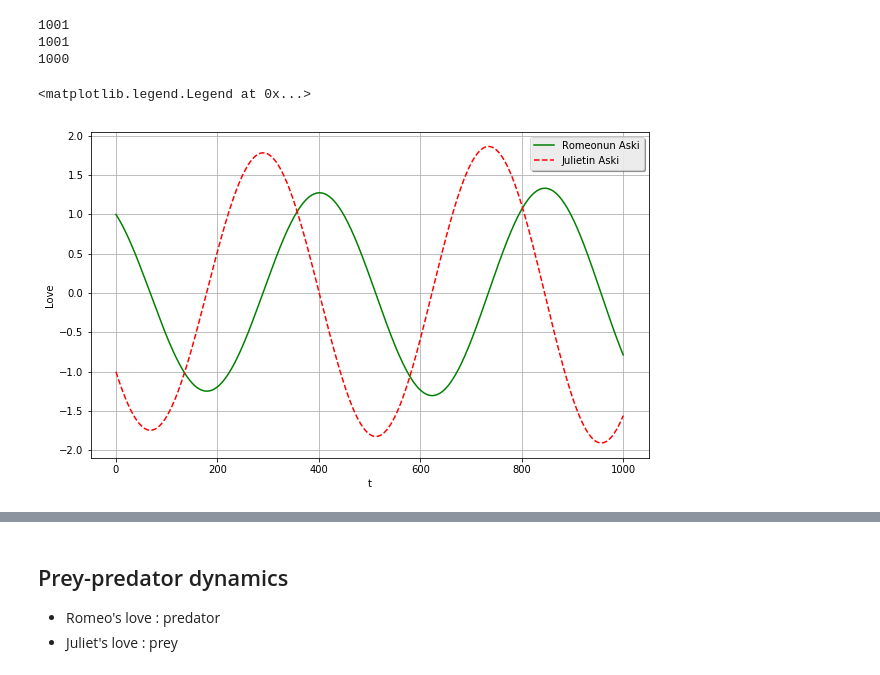
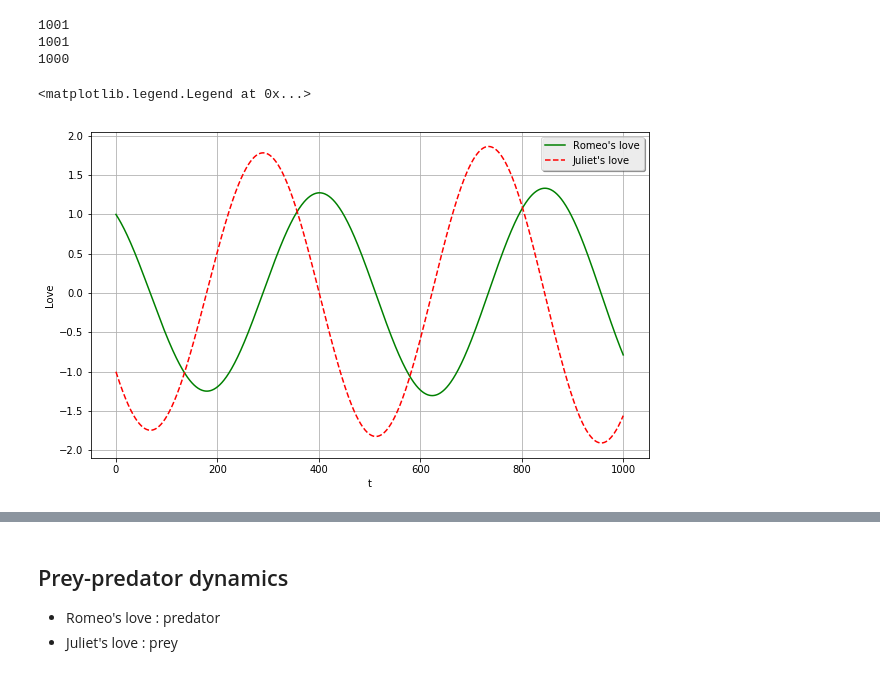
Before and after one commit to uzay00/CMPE373, a Jupyter notebook: Lecture1/Introduction to Agent Based Modeling.ipynb, the cells around one changed output, grey strips where cells are left out. Saved outputs shown, nothing was run; the diff lists cells and outputs as text; code cells hidden in the pictures.

```diff
--- a/Lecture1/Introduction to Agent Based Modeling.ipynb
+++ b/Lecture1/Introduction to Agent Based Modeling.ipynb
@@ -116,14 +116,14 @@ print(len(time))
 # %%
 import matplotlib.pyplot as plt
 %matplotlib inline
 
 plt.figure(figsize=(10,6))
 plt.plot(R,'g-',markersize=10)
 plt.plot(J,'r--',markersize=10)
 plt.grid(True)
 plt.ylabel('Love');
 plt.xlabel('t')
-plt.legend(("Romeonun Aski", "Julietin Aski"), shadow=True, fancybox=True)
+plt.legend(("Romeo's love", "Juliet's love"), shadow=True, fancybox=True)
 # %% [output]
 <matplotlib.legend.Legend at 0x...>
-[figure, old version]
+[figure, new version]
```
Also changed, not shown: parts of 1 cell of this notebook, 1 other file.
